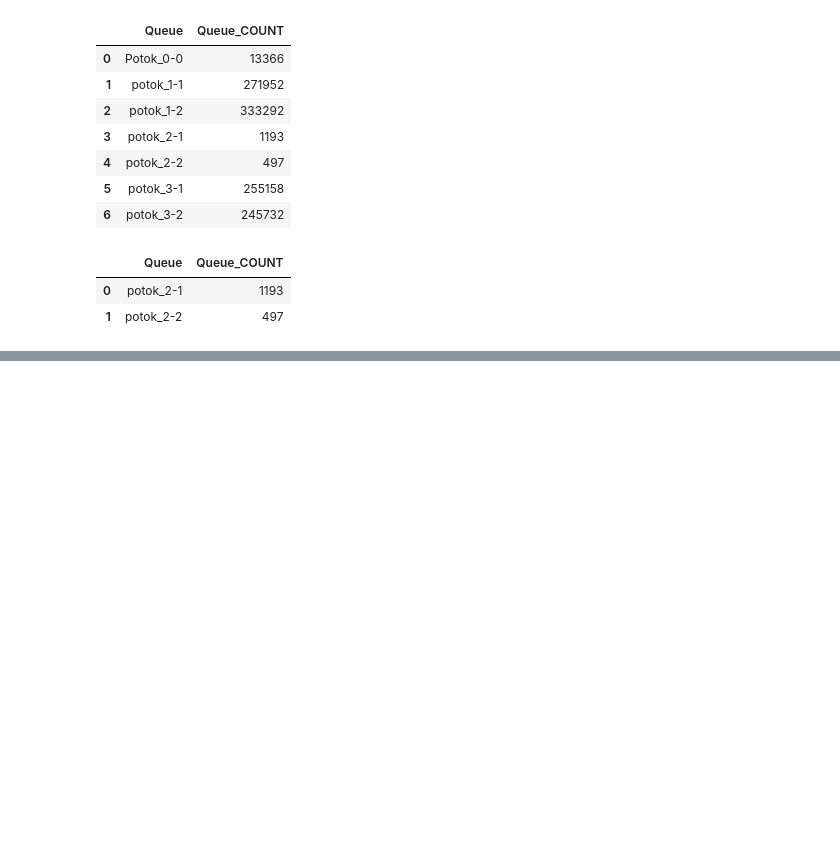
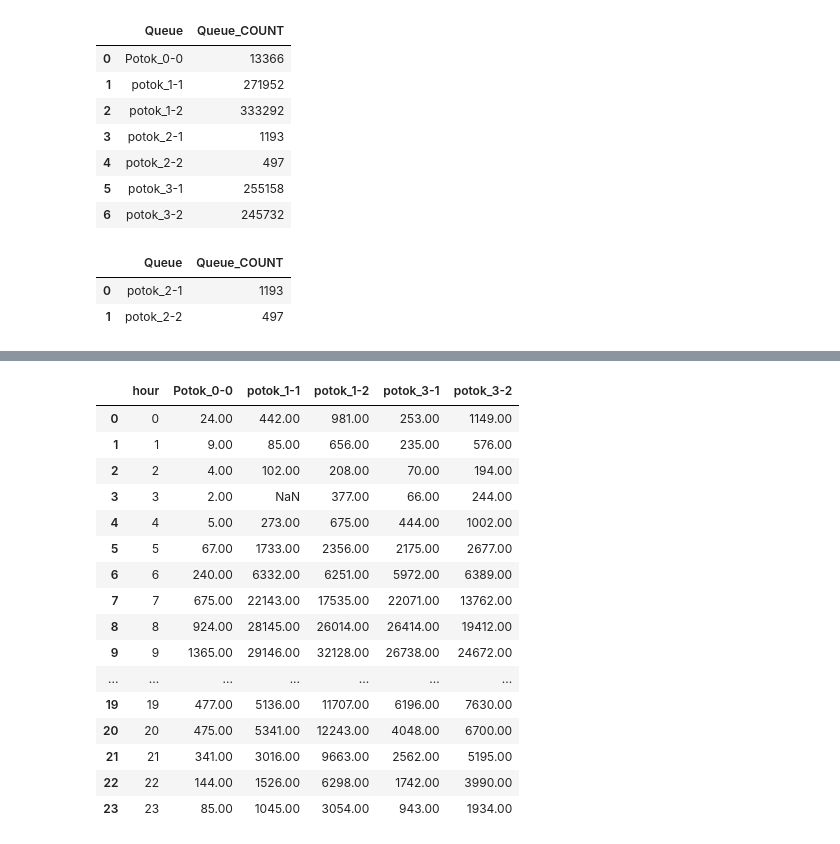
Before and after one commit to KonuTech/yet-another-analysis, a Jupyter notebook: data_quering.ipynb, the cells around one changed output, grey strips where cells are left out. Cells and saved outputs as stored; diff of their text form; code cells hidden in the pictures; blank space fills up the shorter version.

```diff
--- a/data_quering.ipynb
+++ b/data_quering.ipynb
@@ -1133,0 +1106,17 @@ select_20
+# %%
+select_22 = pd.read_sql(
+"""
+SELECT
+    Queue,
+    year_month_day_hour,
+    COUNT(ID_Process) AS ID_Process_Count
+FROM
+    data
+WHERE
+    Queue NOT IN ('potok_2-1', 'potok_2-2')
+GROUP BY
+    Queue,
+    year_month_day_hour
+""",
+conn
+)
@@ -1133,0 +1139,23 @@ select_20
+# %%
+df_wide = select_22.pivot(index=['hour'], columns='Queue', values='ID_Process_Count')
+df_wide = df_wide.reset_index().rename_axis(None, axis=1)
+# %%
+df_wide
+# %% [output]
+|  | hour | Potok_0-0 | potok_1-1 | potok_1-2 | potok_3-1 | potok_3-2 |
+| 0 | 0 | 24.00 | 442.00 | 981.00 | 253.00 | 1149.00 |
+| 1 | 1 | 9.00 | 85.00 | 656.00 | 235.00 | 576.00 |
+| 2 | 2 | 4.00 | 102.00 | 208.00 | 70.00 | 194.00 |
+| 3 | 3 | 2.00 | NaN | 377.00 | 66.00 | 244.00 |
+| 4 | 4 | 5.00 | 273.00 | 675.00 | 444.00 | 1002.00 |
+| 5 | 5 | 67.00 | 1733.00 | 2356.00 | 2175.00 | 2677.00 |
+| 6 | 6 | 240.00 | 6332.00 | 6251.00 | 5972.00 | 6389.00 |
+| 7 | 7 | 675.00 | 22143.00 | 17535.00 | 22071.00 | 13762.00 |
+| 8 | 8 | 924.00 | 28145.00 | 26014.00 | 26414.00 | 19412.00 |
+| 9 | 9 | 1365.00 | 29146.00 | 32128.00 | 26738.00 | 24672.00 |
+| ... | ... | ... | ... | ... | ... | ... |
+| 19 | 19 | 477.00 | 5136.00 | 11707.00 | 6196.00 | 7630.00 |
+| 20 | 20 | 475.00 | 5341.00 | 12243.00 | 4048.00 | 6700.00 |
+| 21 | 21 | 341.00 | 3016.00 | 9663.00 | 2562.00 | 5195.00 |
+| 22 | 22 | 144.00 | 1526.00 | 6298.00 | 1742.00 | 3990.00 |
+| 23 | 23 | 85.00 | 1045.00 | 3054.00 | 943.00 | 1934.00 |
```
Also changed, not shown: parts of 33 cells of this notebook, 2 other files.
